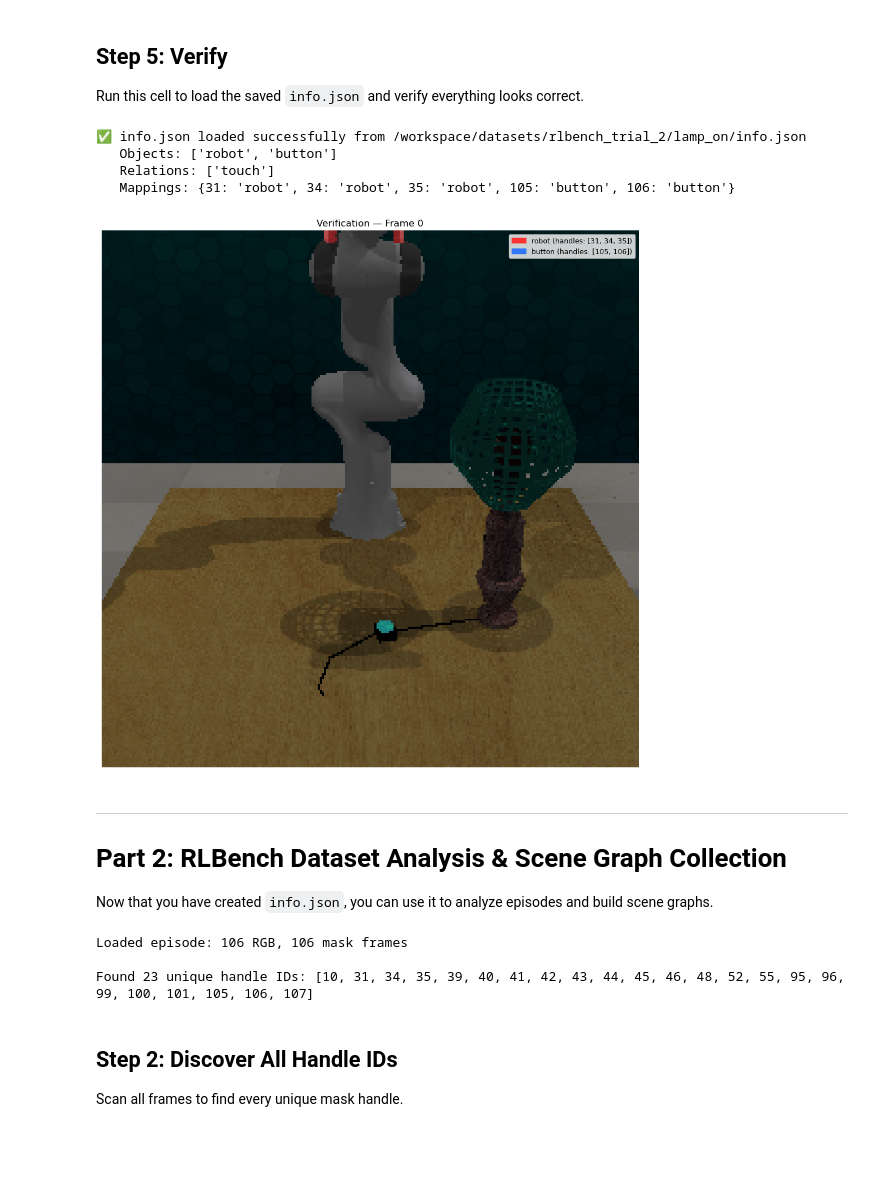
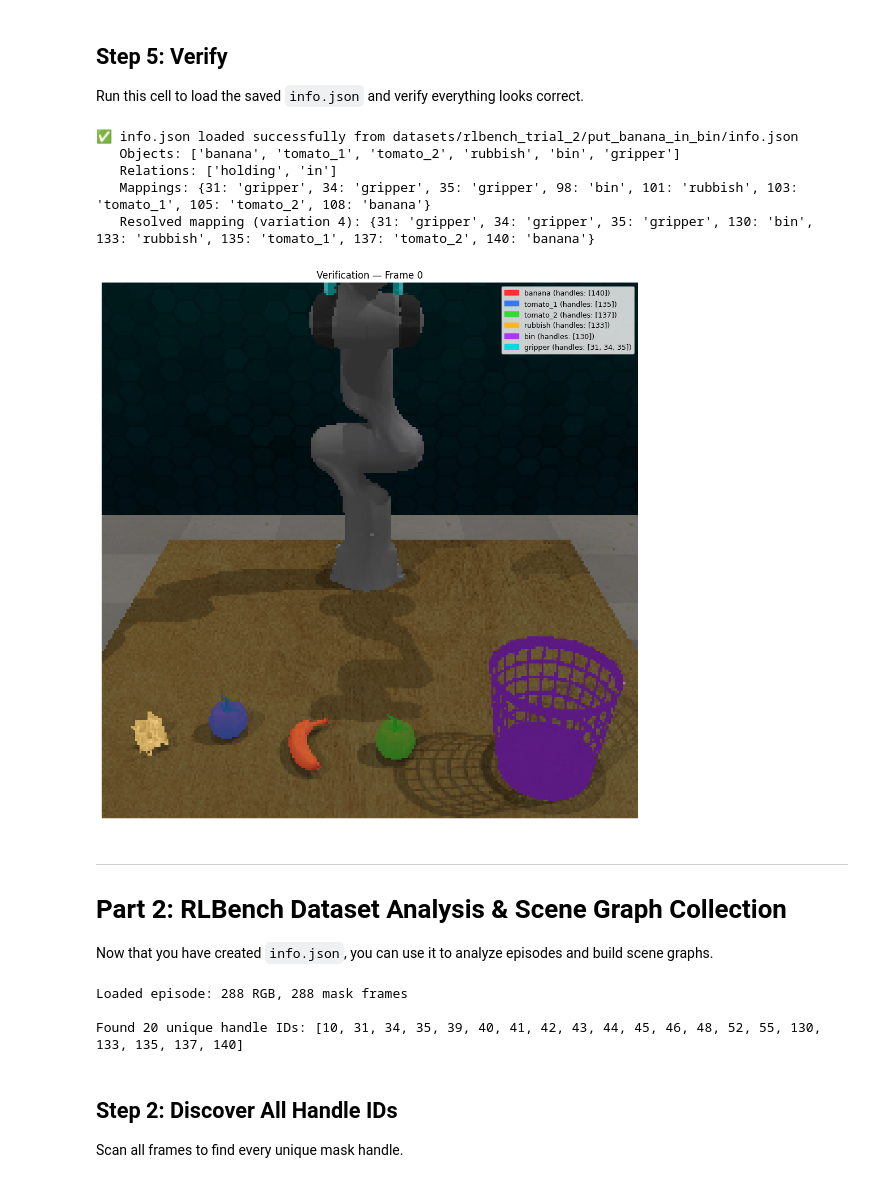
Before and after one commit to Chickeninvader/cross_model_learning_based_robot_control, a Jupyter notebook: src/data_collection/RLBench_scene_graph_collection.ipynb, the cells around one changed output. Cells and saved outputs as stored; diff of their text form; code cells hidden in the pictures; blank space fills up the shorter version.

```diff
--- a/src/data_collection/RLBench_scene_graph_collection.ipynb
+++ b/src/data_collection/RLBench_scene_graph_collection.ipynb
@@ -20,19 +35,17 @@ import os
 import json
 from ipywidgets import *
 import IPython.display as ipd
-from IPython.display import clear_output
 import warnings
-
-sys.path.insert(0, '/workspace/src')
-import utils.scene_graph_utils as utils
+import src.utils.scene_graph_utils as utils
 warnings.filterwarnings('ignore')
+from IPython.display import HTML, clear_output
 
 # ============================================================================
 # EDIT THESE
 # ============================================================================
-DATASET_PATH = '/workspace/datasets/rlbench_trial_2'
-TASK_NAME    = 'lamp_on' # change this to your task name
-VARIATION    = 0          # variation to scan for handles
+DATASET_PATH = 'datasets/rlbench_trial_2'
+TASK_NAME    = 'put_banana_in_bin' # change this to your task name
+VARIATION    = 4          # variation to scan for handles
 EPISODE      = 0
 CAMERA       = 'front'
 SAMPLE_FRAME = 0          # frame index to use for visualization
@@ -191,11 +204,19 @@ if os.path.exists(info_path):
         defined_relations = [v['name'] for v in sorted(existing['relations'].values(),
                              key=lambda x: list(existing['relations'].values()).index(x))]
     if 'object_mapping' in existing:
-        handle_mapping = {int(k): v for k, v in existing['object_mapping'].items()}
-    print(f'Loaded existing info.json:')
+        ref_mapping = {int(k): v for k, v in existing['object_mapping'].items()}
+        # Auto-discover correct handle IDs for the current variation
+        # (handle IDs shift per variation; sorted-order matching resolves them)
+        handle_mapping = utils.discover_object_mapping(ref_mapping, image_data)
+        print(f'Loaded existing info.json (auto-resolved handles for variation {VARIATION}):')
+    else:
+        handle_mapping = {}
+        print(f'Loaded existing info.json (no object_mapping found):')
     print(f'  Objects: {defined_objects}')
     print(f'  Relations: {defined_relations}')
     print(f'  Mappings: {len(handle_mapping)} handles mapped')
+    for hid in sorted(handle_mapping.keys()):
+        print(f'    {hid} -> {handle_mapping[hid]}')
 else:
     print(f'No existing info.json found. Starting fresh.')
 
@@ -396,9 +425,10 @@ if os.path.exists(info_path):
     print(f'   Relations: {task_info["relationship_types"]}')
     print(f'   Mappings: {task_info["object_mapping"]}')
 
-    # Verify with visualization
+    # Verify with visualization — resolve handles for this variation
     objects = task_info['object_names']
-    obj_mapping = task_info['object_mapping']
+    obj_mapping = utils.discover_object_mapping(task_info['object_mapping'], image_data)
+    print(f'   Resolved mapping (variation {VARIATION}): {obj_mapping}')
     handles_by_object = {name: [] for name in objects}
     for hid, oname in obj_mapping.items():
         if oname in handles_by_object:
@@ -406,38 +436,39 @@ if os.path.exists(info_path):
 
     # Show verification frame
     fidx = min(SAMPLE_FRAME, len(image_data['mask'])-1)
     rgb = cv2.imread(image_data['rgb'][fidx])
     rgb = cv2.cvtColor(rgb, cv2.COLOR_BGR2RGB)
     mask = utils.decode_mask_image(image_data['mask'][fidx])
 
     overlay = np.zeros_like(rgb, dtype=np.uint8)
     legend_patches = []
     for ci, name in enumerate(objects):
         color = _vivid_colors[ci % len(_vivid_colors)]
         for hid in handles_by_object[name]:
             overlay[mask == hid] = color
         legend_patches.append(mpatches.Patch(
             color=[c/255 for c in color],
             label=f'{name} (handles: {handles_by_object[name]})'
         ))
     blended = cv2.addWeighted(rgb, 0.5, overlay, 0.5, 0)
 
     fig, ax = plt.subplots(1, 1, figsize=(10, 10))
     ax.imshow(blended)
     ax.set_title(f'Verification — Frame {fidx}')
     ax.legend(handles=legend_patches, loc='upper right', fontsize=9, framealpha=0.8)
     ax.axis('off')
     plt.tight_layout()
     plt.show()
 else:
     print(f'❌ info.json not found at {info_path}')
     print('   Run Step 4 and click Save first.')
 # %% [output]
-✅ info.json loaded successfully from /workspace/datasets/rlbench_trial_2/lamp_on/info.json
-   Objects: ['robot', 'button']
-   Relations: ['touch']
-   Mappings: {31: 'robot', 34: 'robot', 35: 'robot', 105: 'button', 106: 'button'}
+✅ info.json loaded successfully from datasets/rlbench_trial_2/put_banana_in_bin/info.json
+   Objects: ['banana', 'tomato_1', 'tomato_2', 'rubbish', 'bin', 'gripper']
+   Relations: ['holding', 'in']
+   Mappings: {31: 'gripper', 34: 'gripper', 35: 'gripper', 98: 'bin', 101: 'rubbish', 103: 'tomato_1', 105: 'tomato_2', 108: 'banana'}
+   Resolved mapping (variation 4): {31: 'gripper', 34: 'gripper', 35: 'gripper', 130: 'bin', 133: 'rubbish', 135: 'tomato_1', 137: 'tomato_2', 140: 'banana'}
-[figure, old version]
+[figure, new version]
 # %% [markdown]
 ---
 
@@ -460,9 +491,9 @@ for mask_path in image_data['mask']:
 all_handles = sorted(all_handles)
 print(f'\nFound {len(all_handles)} unique handle IDs: {all_handles}')
 # %% [output]
-Loaded episode: 106 RGB, 106 mask frames
+Loaded episode: 288 RGB, 288 mask frames
 
-Found 23 unique handle IDs: [10, 31, 34, 35, 39, 40, 41, 42, 43, 44, 45, 46, 48, 52, 55, 95, 96, 99, 100, 101, 105, 106, 107]
+Found 20 unique handle IDs: [10, 31, 34, 35, 39, 40, 41, 42, 43, 44, 45, 46, 48, 52, 55, 130, 133, 135, 137, 140]
 # %% [markdown]
 ## Step 2: Discover All Handle IDs
 Scan all frames to find every unique mask handle.
```
Also changed, not shown: parts of 11 cells of this notebook, 15 other files.
